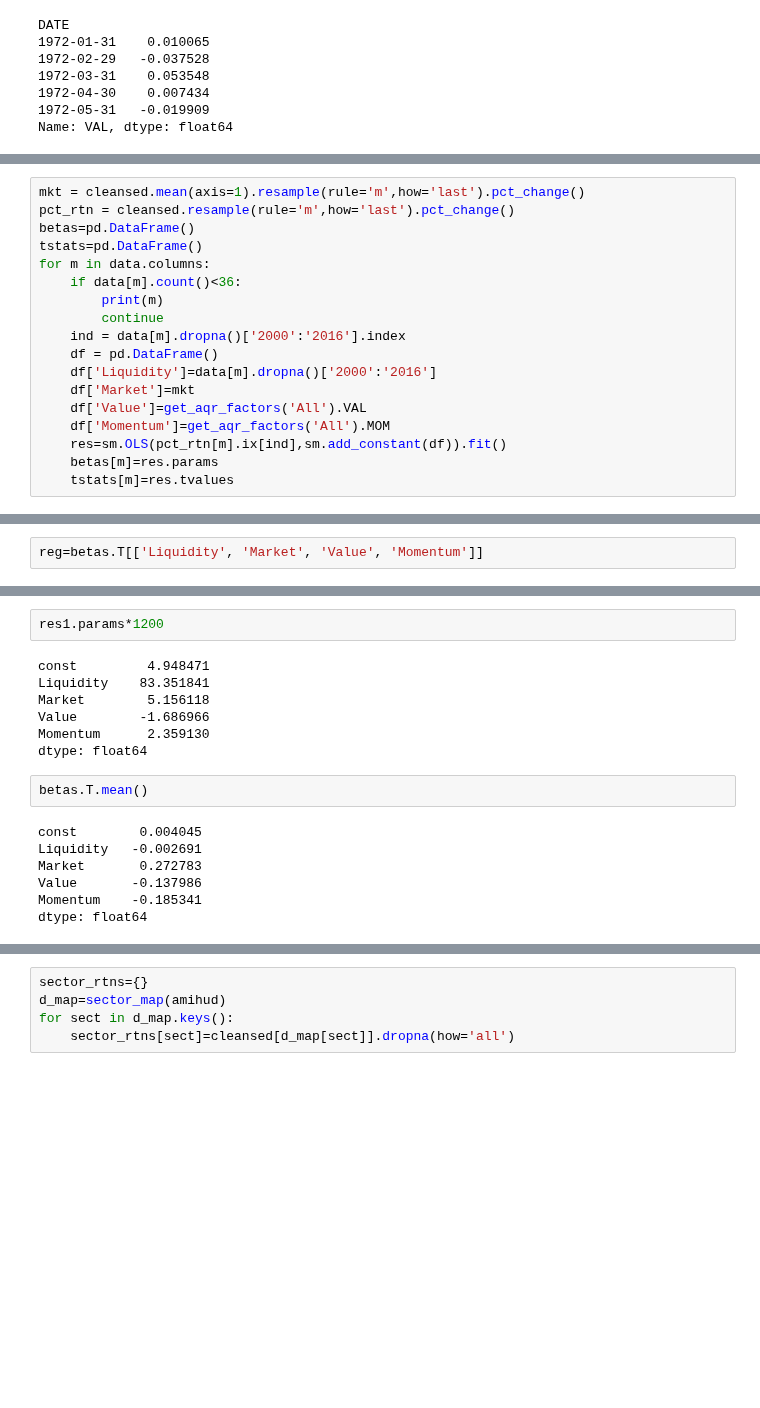
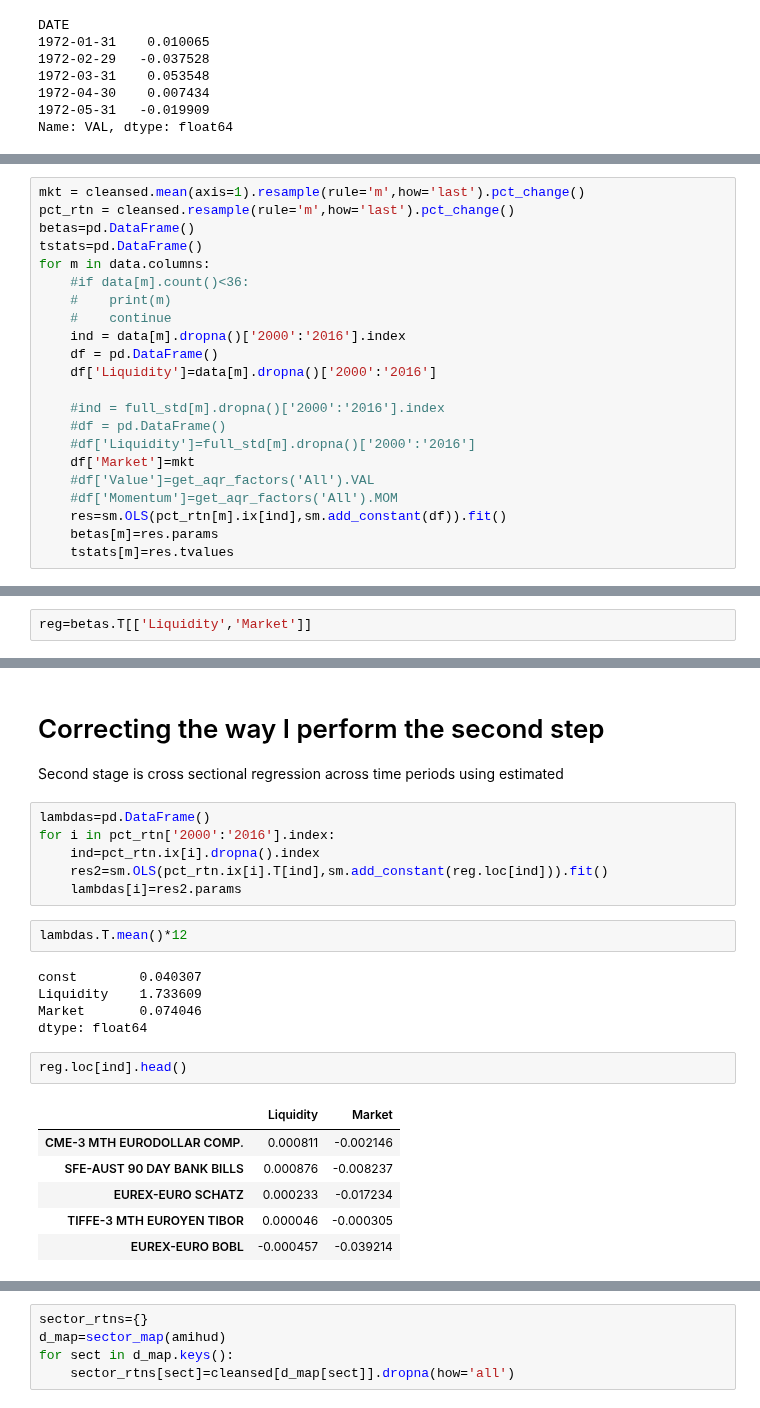
Before and after one commit to mrefermat/FinancePhD, a Jupyter notebook: LiquidityMomentum/Paper 2- Panel Regressions on innovations.ipynb, the cells around one changed output, grey strips where cells are left out. Drawn from its saved outputs; the diff is of its cells as text; blank space fills up the shorter version.

Commit message:
more xs regression exploration

```diff
--- a/LiquidityMomentum/Paper 2- Panel Regressions on innovations.ipynb
+++ b/LiquidityMomentum/Paper 2- Panel Regressions on innovations.ipynb
@@ -84,15 +88,19 @@ pct_rtn = cleansed.resample(rule='m',how='last').pct_change()
 betas=pd.DataFrame()
 tstats=pd.DataFrame()
 for m in data.columns:
-    if data[m].count()<36:
-        print(m)
-        continue
+    #if data[m].count()<36:
+    #    print(m)
+    #    continue
     ind = data[m].dropna()['2000':'2016'].index
     df = pd.DataFrame()
     df['Liquidity']=data[m].dropna()['2000':'2016']
+
+    #ind = full_std[m].dropna()['2000':'2016'].index
+    #df = pd.DataFrame()
+    #df['Liquidity']=full_std[m].dropna()['2000':'2016']
     df['Market']=mkt
-    df['Value']=get_aqr_factors('All').VAL
-    df['Momentum']=get_aqr_factors('All').MOM
+    #df['Value']=get_aqr_factors('All').VAL
+    #df['Momentum']=get_aqr_factors('All').MOM
     res=sm.OLS(pct_rtn[m].ix[ind],sm.add_constant(df)).fit()
     betas[m]=res.params
     tstats[m]=res.tvalues
@@ -144,5 +129,5 @@ Index(['const', 'Liquidity', 'Market', 'Value', 'Momentum'], dtype='object')
 # %%
-reg=betas.T[['Liquidity', 'Market', 'Value', 'Momentum']]
+reg=betas.T[['Liquidity','Market']]
 # %%
 #res1=sm.OLS(pct_rtn['2000':'2016'].median(),sm.add_constant(reg)).fit()
 res1=sm.OLS(pct_rtn['2000':'2016'].mean(),sm.add_constant(reg)).fit()
@@ -168,21 +151,29 @@ Covariance Type:            nonrobust
 
 Warnings:
 [1] Standard Errors assume that the covariance matrix of the errors is correctly specified.
-# %%
-res1.params*1200
-# %% [output]
-const         4.948471
-Liquidity    83.351841
-Market        5.156118
-Value        -1.686966
-Momentum      2.359130
-dtype: float64
+# %% [markdown]
+# Correcting the way I perform the second step
+
+Second stage is cross sectional regression across time periods using estimated
+# %%
+lambdas=pd.DataFrame()
+for i in pct_rtn['2000':'2016'].index:
+    ind=pct_rtn.ix[i].dropna().index
+    res2=sm.OLS(pct_rtn.ix[i].T[ind],sm.add_constant(reg.loc[ind])).fit()
+    lambdas[i]=res2.params
 # %%
-betas.T.mean()
+lambdas.T.mean()*12
 # %% [output]
-const        0.004045
-Liquidity   -0.002691
-Market       0.272783
-Value       -0.137986
-Momentum    -0.185341
+const        0.040307
+Liquidity    1.733609
+Market       0.074046
 dtype: float64
+# %%
+reg.loc[ind].head()
+# %% [output]
+|  | Liquidity | Market |
+| CME-3 MTH EURODOLLAR COMP. | 0.000811 | -0.002146 |
+| SFE-AUST 90 DAY BANK BILLS | 0.000876 | -0.008237 |
+| EUREX-EURO SCHATZ | 0.000233 | -0.017234 |
+| TIFFE-3 MTH EUROYEN TIBOR | 0.000046 | -0.000305 |
+| EUREX-EURO BOBL | -0.000457 | -0.039214 |
```
Also changed, not shown: parts of 13 cells of this notebook, 1 other file.
